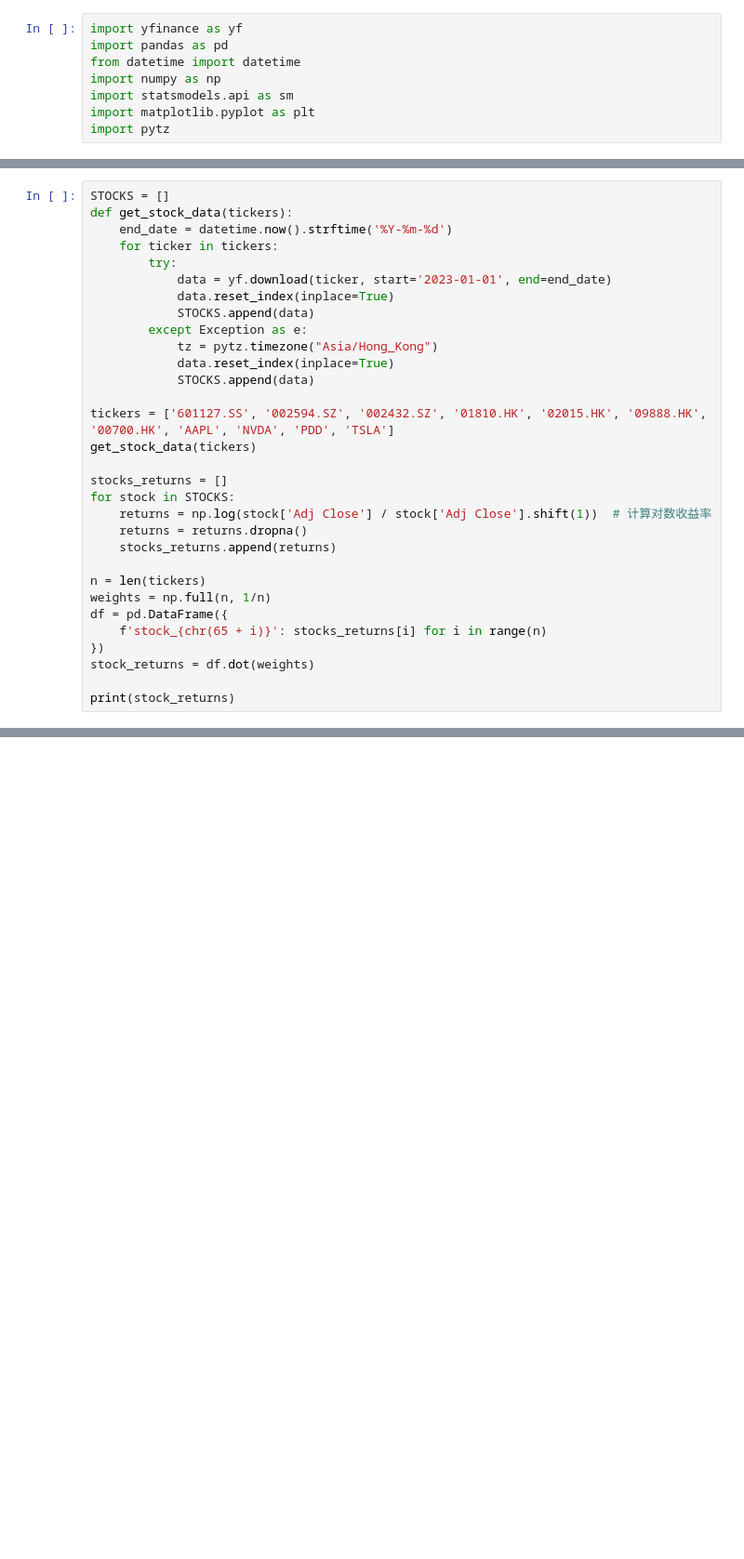
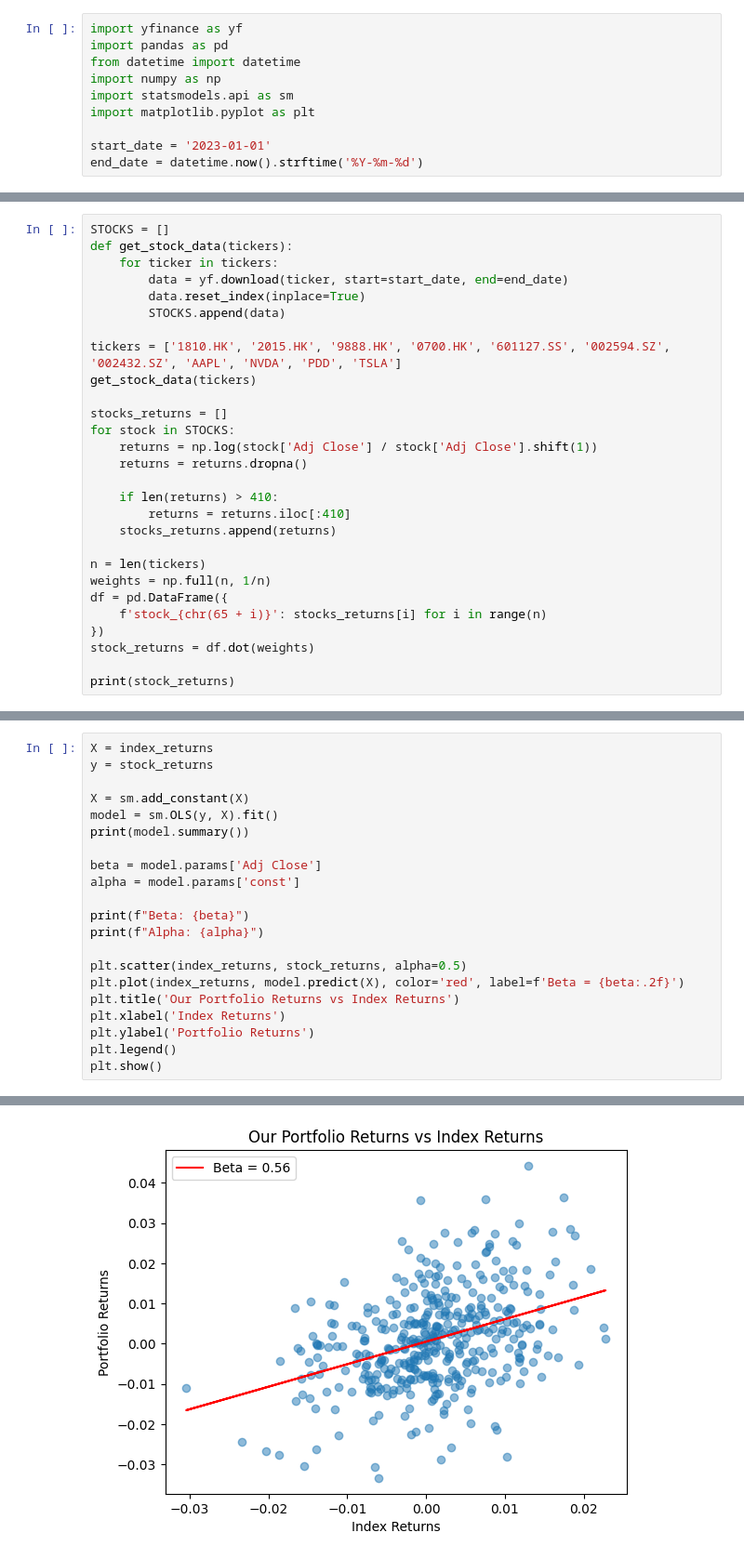
Before and after one commit to passwordthere/Beta, a Jupyter notebook: beta_base_sap500.ipynb, the cells around one changed output, grey strips where cells are left out. Shown at 93% size. Drawn from its saved outputs; the diff is of its cells as text; blank space fills up the shorter version.

```diff
--- a/beta_base_sap500.ipynb
+++ b/beta_base_sap500.ipynb
@@ -5,6 +5,8 @@ from datetime import datetime
 import numpy as np
 import statsmodels.api as sm
 import matplotlib.pyplot as plt
-import pytz
+
+start_date = '2023-01-01'
+end_date = datetime.now().strftime('%Y-%m-%d')
 # %%
 ticker = '^GSPC'
@@ -32,24 +36,21 @@ Name: Adj Close, Length: 422, dtype: float64
 # %%
 STOCKS = []
 def get_stock_data(tickers):
-    end_date = datetime.now().strftime('%Y-%m-%d')
     for ticker in tickers:
-        try:
-            data = yf.download(ticker, start='2023-01-01', end=end_date)
-            data.reset_index(inplace=True)
-            STOCKS.append(data)
-        except Exception as e:
-            tz = pytz.timezone("Asia/Hong_Kong")
-            data.reset_index(inplace=True)
-            STOCKS.append(data)
+        data = yf.download(ticker, start=start_date, end=end_date)
+        data.reset_index(inplace=True)
+        STOCKS.append(data)
 
-tickers = ['601127.SS', '002594.SZ', '002432.SZ', '01810.HK', '02015.HK', '09888.HK', '00700.HK', 'AAPL', 'NVDA', 'PDD', 'TSLA']
+tickers = ['1810.HK', '2015.HK', '9888.HK', '0700.HK', '601127.SS', '002594.SZ', '002432.SZ', 'AAPL', 'NVDA', 'PDD', 'TSLA']
 get_stock_data(tickers)
 
 stocks_returns = []
 for stock in STOCKS:
-    returns = np.log(stock['Adj Close'] / stock['Adj Close'].shift(1))  # 计算对数收益率
+    returns = np.log(stock['Adj Close'] / stock['Adj Close'].shift(1))
     returns = returns.dropna()
+
+    if len(returns) > 410:
+        returns = returns.iloc[:410]
     stocks_returns.append(returns)
 
 n = len(tickers)
@@ -111,0 +88,22 @@ Length: 422, dtype: float64
+# %%
+X = index_returns
+y = stock_returns
+
+X = sm.add_constant(X)
+model = sm.OLS(y, X).fit()
+print(model.summary())
+
+beta = model.params['Adj Close']
+alpha = model.params['const']
+
+print(f"Beta: {beta}")
+print(f"Alpha: {alpha}")
+
+plt.scatter(index_returns, stock_returns, alpha=0.5)
+plt.plot(index_returns, model.predict(X), color='red', label=f'Beta = {beta:.2f}')
+plt.title('Our Portfolio Returns vs Index Returns')
+plt.xlabel('Index Returns')
+plt.ylabel('Portfolio Returns')
+plt.legend()
+plt.show()
+# %% [output]
@@ -111,0 +127 @@ Length: 422, dtype: float64
+[figure, added]
```
Also changed, not shown: parts of 4 cells of this notebook.
